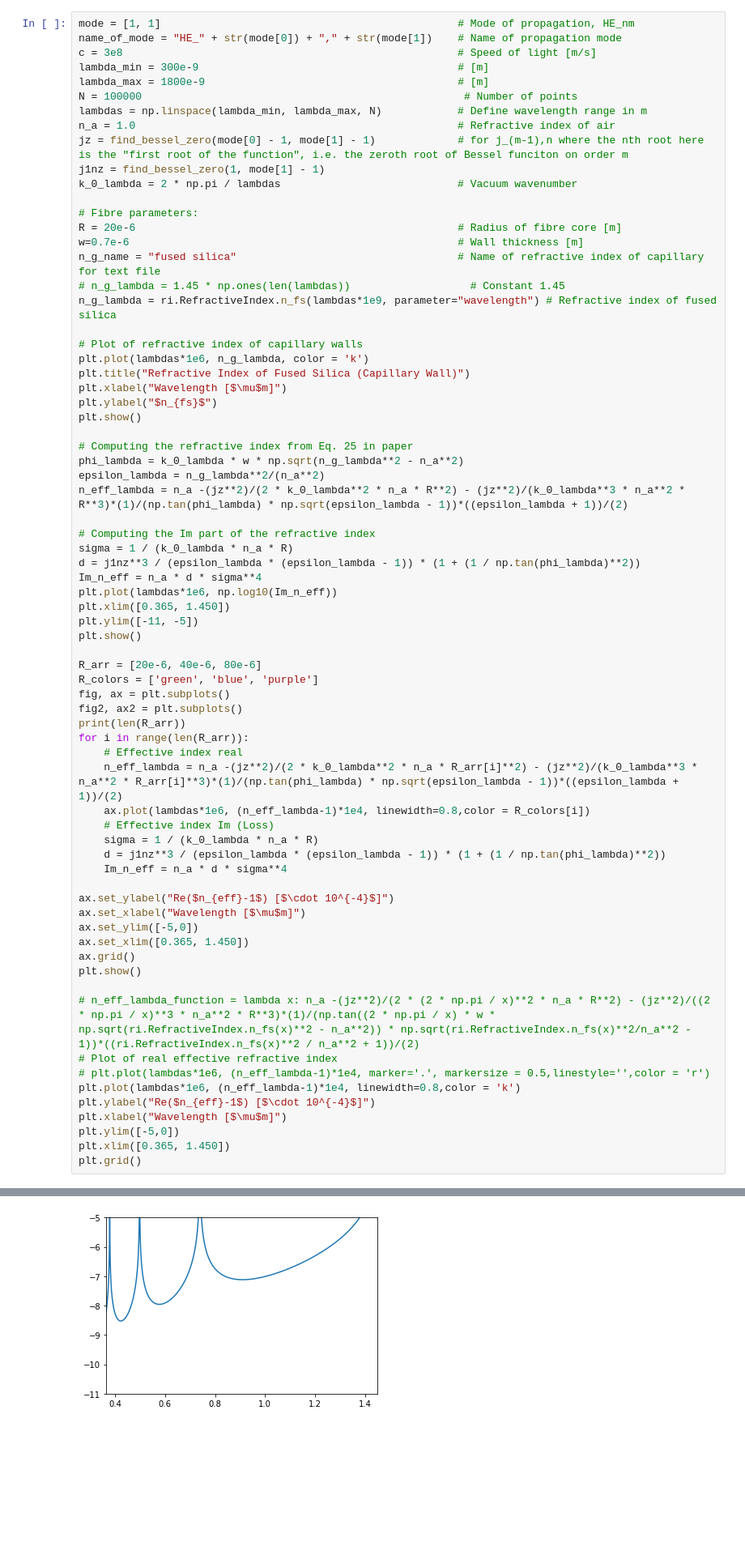
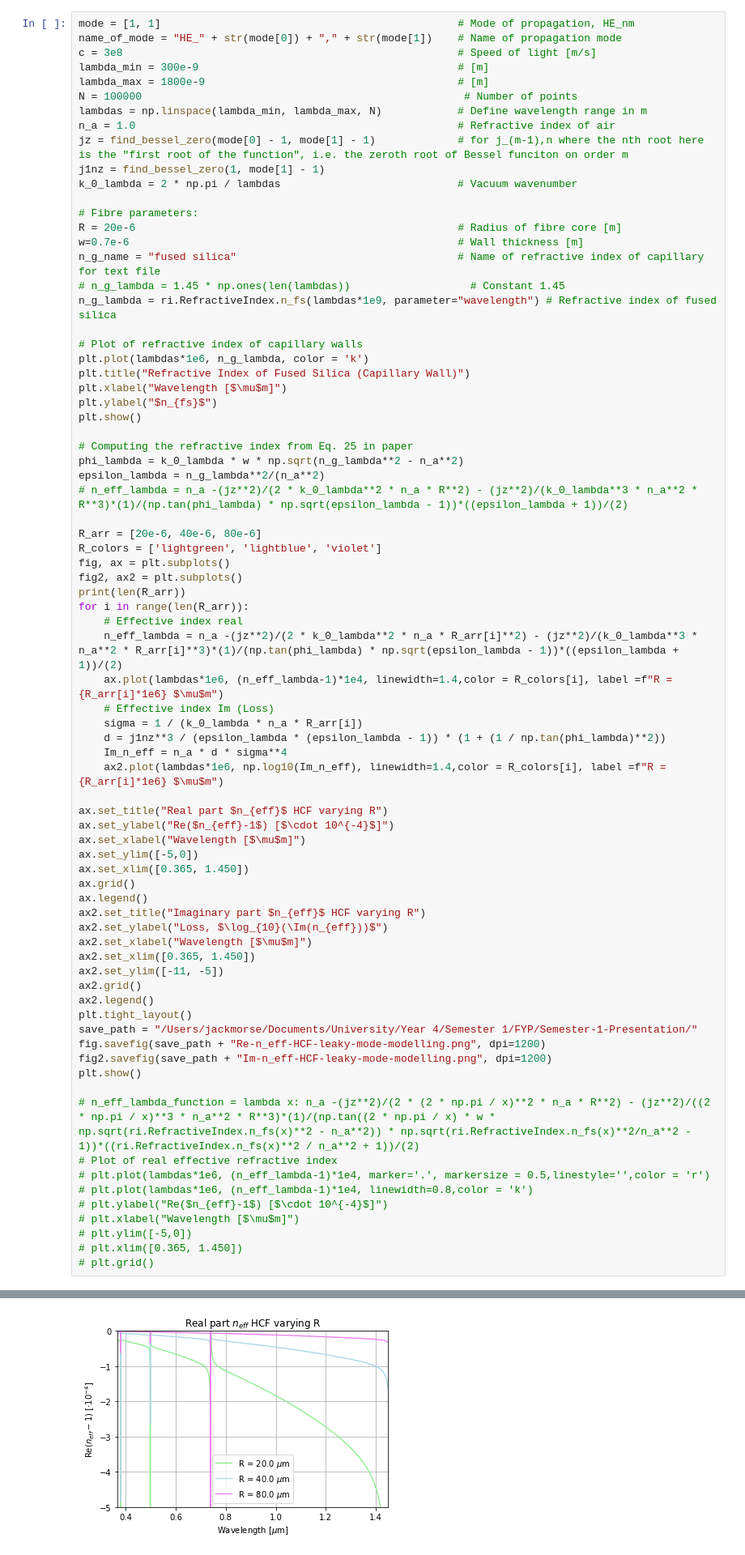
Before and after one commit to jmorse2020/Physics-FYP, a Jupyter notebook: modelling-leaky-mode-hcf-dispersion.ipynb, the cells around one changed output, grey strips where cells are left out. Shown at 81% size. Saved outputs shown, nothing was run; the diff lists cells and outputs as text; blank space fills up the shorter version.

Commit message:
"Add plot"

```diff
--- a/modelling-leaky-mode-hcf-dispersion.ipynb
+++ b/modelling-leaky-mode-hcf-dispersion.ipynb
@@ -59,46 +59,51 @@ plt.show()
 # Computing the refractive index from Eq. 25 in paper
 phi_lambda = k_0_lambda * w * np.sqrt(n_g_lambda**2 - n_a**2)
 epsilon_lambda = n_g_lambda**2/(n_a**2)
-n_eff_lambda = n_a -(jz**2)/(2 * k_0_lambda**2 * n_a * R**2) - (jz**2)/(k_0_lambda**3 * n_a**2 * R**3)*(1)/(np.tan(phi_lambda) * np.sqrt(epsilon_lambda - 1))*((epsilon_lambda + 1))/(2)
-
-# Computing the Im part of the refractive index
-sigma = 1 / (k_0_lambda * n_a * R)
-d = j1nz**3 / (epsilon_lambda * (epsilon_lambda - 1)) * (1 + (1 / np.tan(phi_lambda)**2))
-Im_n_eff = n_a * d * sigma**4
-plt.plot(lambdas*1e6, np.log10(Im_n_eff))
-plt.xlim([0.365, 1.450])
-plt.ylim([-11, -5])
-plt.show()
+# n_eff_lambda = n_a -(jz**2)/(2 * k_0_lambda**2 * n_a * R**2) - (jz**2)/(k_0_lambda**3 * n_a**2 * R**3)*(1)/(np.tan(phi_lambda) * np.sqrt(epsilon_lambda - 1))*((epsilon_lambda + 1))/(2)
 
 R_arr = [20e-6, 40e-6, 80e-6]
-R_colors = ['green', 'blue', 'purple']
+R_colors = ['lightgreen', 'lightblue', 'violet']
 fig, ax = plt.subplots()
 fig2, ax2 = plt.subplots()
 print(len(R_arr))
 for i in range(len(R_arr)):
     # Effective index real
     n_eff_lambda = n_a -(jz**2)/(2 * k_0_lambda**2 * n_a * R_arr[i]**2) - (jz**2)/(k_0_lambda**3 * n_a**2 * R_arr[i]**3)*(1)/(np.tan(phi_lambda) * np.sqrt(epsilon_lambda - 1))*((epsilon_lambda + 1))/(2)
-    ax.plot(lambdas*1e6, (n_eff_lambda-1)*1e4, linewidth=0.8,color = R_colors[i])
+    ax.plot(lambdas*1e6, (n_eff_lambda-1)*1e4, linewidth=1.4,color = R_colors[i], label =f"R = {R_arr[i]*1e6} $\mu$m")
     # Effective index Im (Loss)
-    sigma = 1 / (k_0_lambda * n_a * R)
+    sigma = 1 / (k_0_lambda * n_a * R_arr[i])
     d = j1nz**3 / (epsilon_lambda * (epsilon_lambda - 1)) * (1 + (1 / np.tan(phi_lambda)**2))
     Im_n_eff = n_a * d * sigma**4
+    ax2.plot(lambdas*1e6, np.log10(Im_n_eff), linewidth=1.4,color = R_colors[i], label =f"R = {R_arr[i]*1e6} $\mu$m")
 
+ax.set_title("Real part $n_{eff}$ HCF varying R")
 ax.set_ylabel("Re($n_{eff}-1$) [$\cdot 10^{-4}$]")
 ax.set_xlabel("Wavelength [$\mu$m]")
 ax.set_ylim([-5,0])
 ax.set_xlim([0.365, 1.450])
 ax.grid()
+ax.legend()
+ax2.set_title("Imaginary part $n_{eff}$ HCF varying R")
+ax2.set_ylabel("Loss, $\log_{10}(\Im(n_{eff}))$")
+ax2.set_xlabel("Wavelength [$\mu$m]")
+ax2.set_xlim([0.365, 1.450])
+ax2.set_ylim([-11, -5])
+ax2.grid()
+ax2.legend()
+plt.tight_layout()
+save_path = "/Users/jackmorse/Documents/University/Year 4/Semester 1/FYP/Semester-1-Presentation/"
+fig.savefig(save_path + "Re-n_eff-HCF-leaky-mode-modelling.png", dpi=1200)
+fig2.savefig(save_path + "Im-n_eff-HCF-leaky-mode-modelling.png", dpi=1200)
 plt.show()
 
 # n_eff_lambda_function = lambda x: n_a -(jz**2)/(2 * (2 * np.pi / x)**2 * n_a * R**2) - (jz**2)/((2 * np.pi / x)**3 * n_a**2 * R**3)*(1)/(np.tan((2 * np.pi / x) * w * np.sqrt(ri.RefractiveIndex.n_fs(x)**2 - n_a**2)) * np.sqrt(ri.RefractiveIndex.n_fs(x)**2/n_a**2 - 1))*((ri.RefractiveIndex.n_fs(x)**2 / n_a**2 + 1))/(2)
 # Plot of real effective refractive index
 # plt.plot(lambdas*1e6, (n_eff_lambda-1)*1e4, marker='.', markersize = 0.5,linestyle='',color = 'r')
-plt.plot(lambdas*1e6, (n_eff_lambda-1)*1e4, linewidth=0.8,color = 'k')
-plt.ylabel("Re($n_{eff}-1$) [$\cdot 10^{-4}$]")
-plt.xlabel("Wavelength [$\mu$m]")
-plt.ylim([-5,0])
-plt.xlim([0.365, 1.450])
-plt.grid()
+# plt.plot(lambdas*1e6, (n_eff_lambda-1)*1e4, linewidth=0.8,color = 'k')
+# plt.ylabel("Re($n_{eff}-1$) [$\cdot 10^{-4}$]")
+# plt.xlabel("Wavelength [$\mu$m]")
+# plt.ylim([-5,0])
+# plt.xlim([0.365, 1.450])
+# plt.grid()
 # %% [output]
 [figure]
@@ -105 +111 @@ plt.grid()
-[figure, old version]
+[figure, new version]
```
Also changed, not shown: parts of 1 cell of this notebook.
